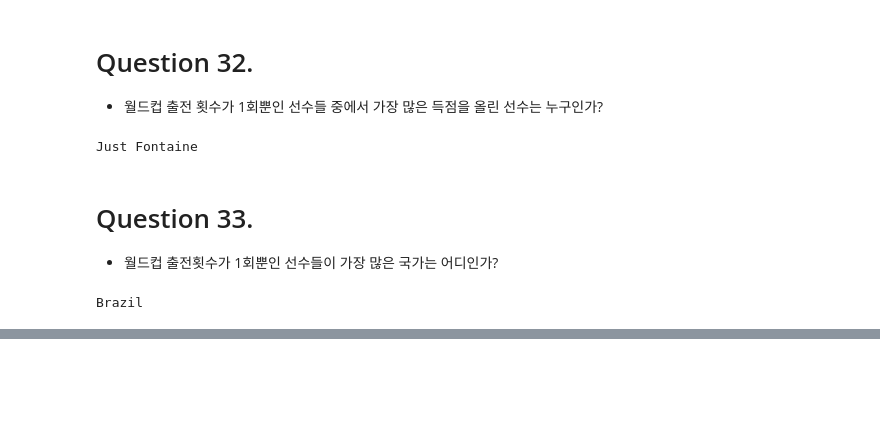
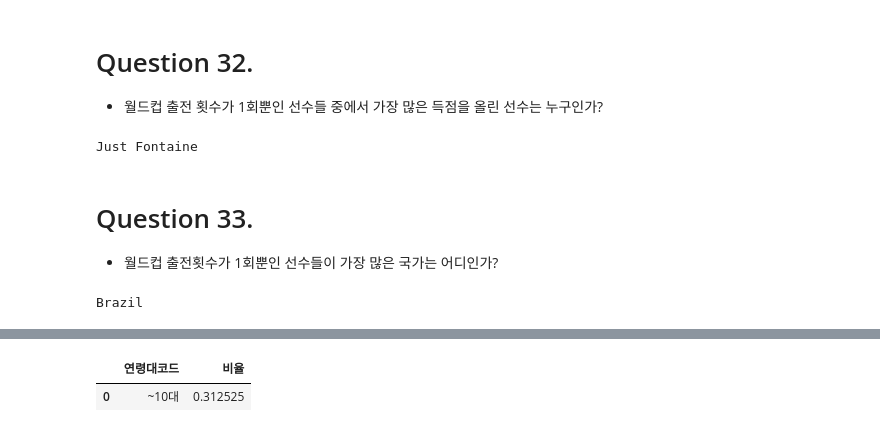
Before and after one commit to LWH4Data/Certifications, a Jupyter notebook: 빅분기/01_작업 1유형/sol.ipynb, the cells around one changed output, grey strips where cells are left out. Cells and saved outputs as stored; diff of their text form; code cells hidden in the pictures; blank space fills up the shorter version.

```diff
--- a/빅분기/01_작업 1유형/sol.ipynb
+++ b/빅분기/01_작업 1유형/sol.ipynb
@@ -840,0 +910,11 @@ Brazil
+# %%
+# 1. 요일명으로 된 day_name 컬럼 생성.
+df['day_name'] = df['대여일자'].dt.day_name()
+# display(df['day_name'])
+
+# 2. 요일별로 그룹화하고 데이터의 수를 출력.
+Ans = df.groupby('day_name').size().reset_index(name = '데이터의 총 수')
+Ans
+
+# 3. 데이터프레임으로 변환
+print(Ans)
@@ -840,0 +959,39 @@ Brazil
+# %%
+# 1. `일일권`과 `일일권(비회원)`만을 True로 필터링하여 새로운 컬럼 생성.
+df['is_daily'] = df['대여구분코드'].isin(['일일권', '일일권(비회원)'])
+# display(df['is_daily'])
+
+# 2. 연령대별로 전체 행의 수를 계산. (분모로 쓸 값).
+denominator = df.groupby('연령대코드').size().reset_index(name = '전체수')
+# display(denominator)
+
+# 3. 연령대별 is_daily컬럼을 집계. (분모로 쓸 값).
+numerator = df[df['is_daily']].groupby('연령대코드').size().reset_index(name = '전체일일권수')
+# display(numerator)
+
+# 4. denominator와 numerator를 하나의 데이터프렘임으로 생성. 비율을 계산하기 위해.
+total = denominator.merge(
+    numerator,
+    # left join: 연령대가 기준이기에 공백이 있으면 안 된다.
+    #   - 예를 들어 inner join을 하는 경우 denominator와 numerator을 두 값이 모두 없다면 해당 연령대가 비어버리는 문제가 발생한다.
+    how = 'left',
+    on = '연령대코드'
+    ).fillna(0)
+# display(total)
+
+# 5. 비율계산
+total['비율'] = total['전체일일권수'] / total['전체수']
+# display(total['비율'])
+
+# 6. 가장 높은 비율을 갖는 연령대를 확인하기위해 정렬
+total = total.sort_values('비율', ascending = False).reset_index()
+# display(total['비율'])
+
+# 7. 정답 출력
+#   - 필요한 컬럼만 필터링한 다음
+#   -> 0번째 index를 필터링하여 최대 비율과 연령대만 필터링.
+Ans = total[['연령대코드', '비율']].iloc[[0]]  # ✅ 더 간단한 방식
+Ans
+# %% [output]
+|  | 연령대코드 | 비율 |
+| 0 | ~10대 | 0.312525 |
```
Also changed, not shown: parts of 9 cells of this notebook.
